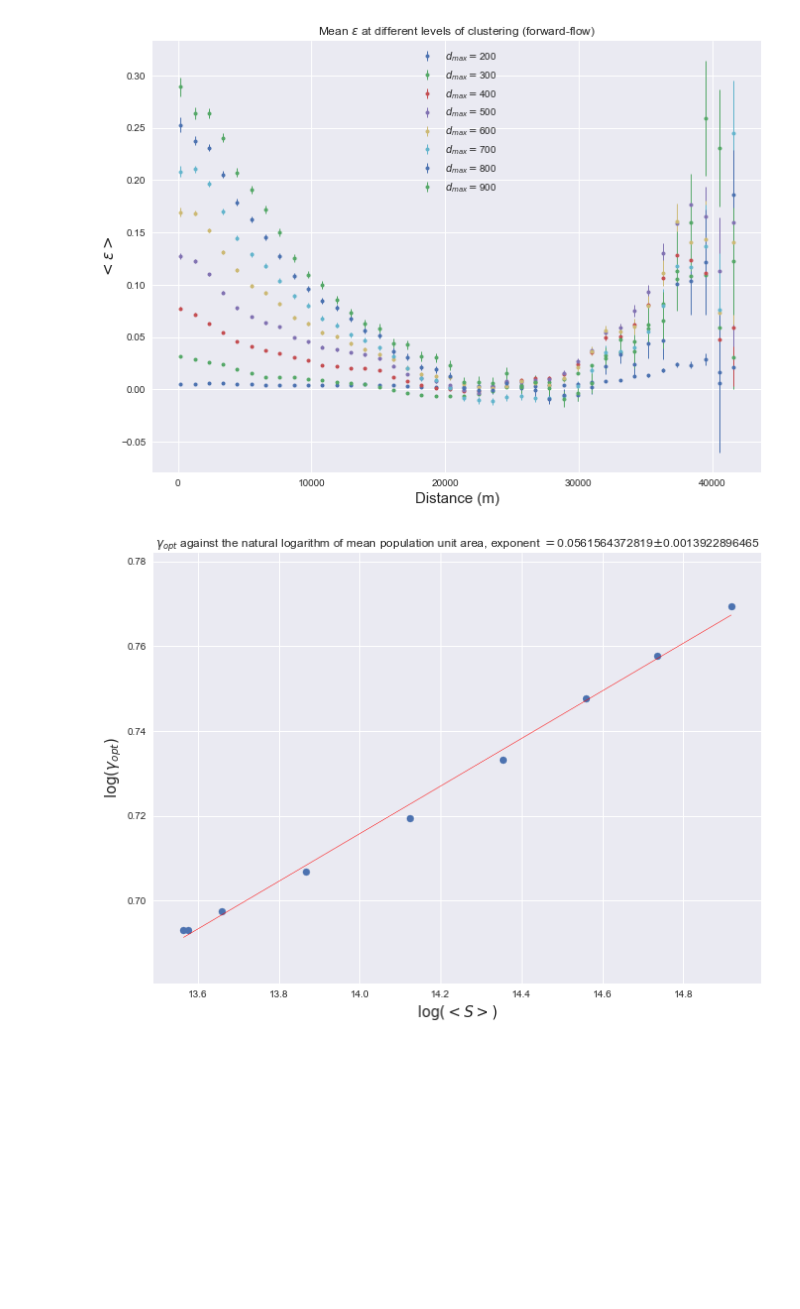
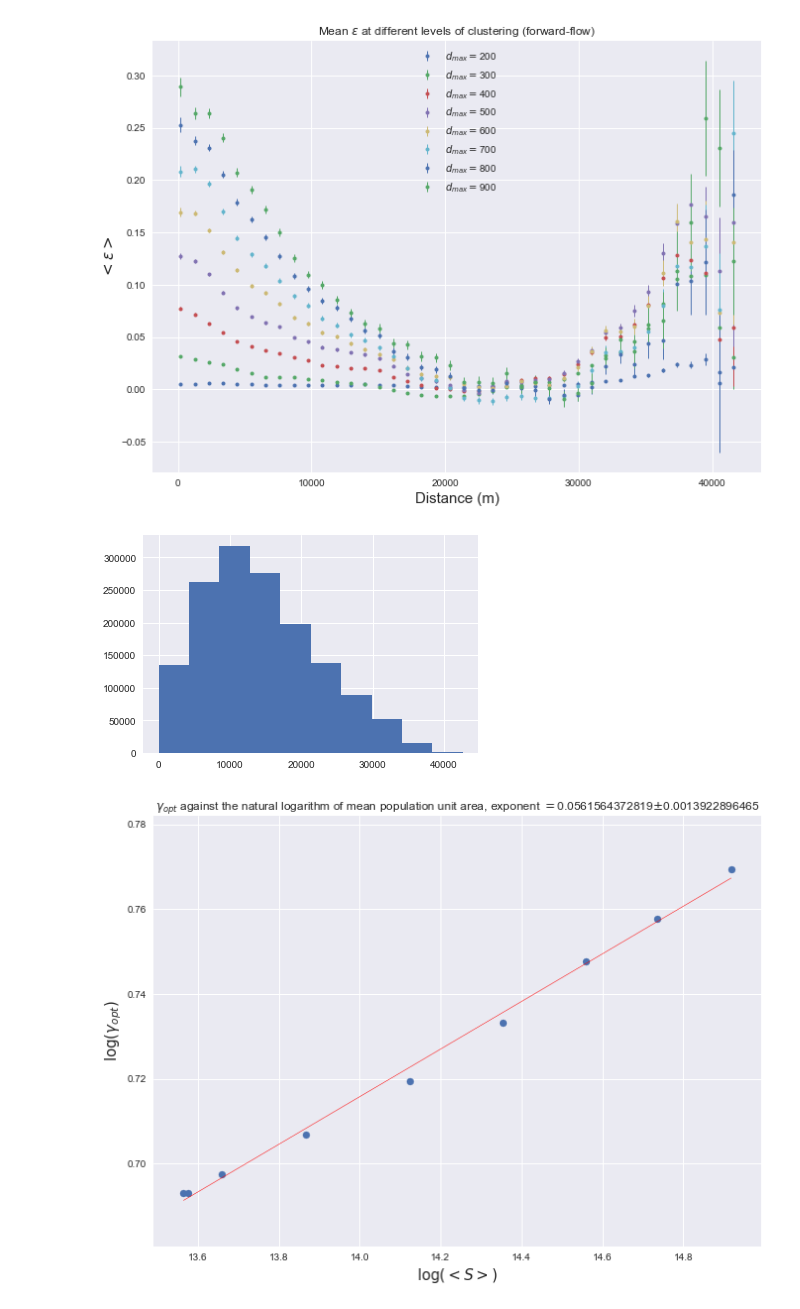
Before and after one commit to jbremz/human_mob, a Jupyter notebook: Notebooks/Ilaria's Log/Week 15.ipynb, the cells around one changed output. Saved outputs shown, nothing was run; the diff lists cells and outputs as text; code cells hidden in the pictures; blank space fills up the shorter version.

```diff
--- a/Notebooks/Ilaria's Log/Week 15.ipynb
+++ b/Notebooks/Ilaria's Log/Week 15.ipynb
@@ -133,6 +134,14 @@ eps_distance_hier(epsilons_lon, DMList, d_maxs_lon, 40)
 plt.show()
 # %% [output]
 [figure]
+# %%
+DMList = [h_lon.DM_level(1), h_lon.DM_level(2), h_lon.DM_level(3), h_lon.DM_level(4), h_lon.DM_level(5), h_lon.DM_level(6), h_lon.DM_level(7), h_lon.DM_level(8)]
+lev = DMList[0].flatten()
+lev
+plt.hist(lev)
+plt.show()
+# %% [output]
+[figure, added]
 # %%
 gamma_S(h_lon, gamma_0, gammas_lon[1:])
 # %% [output]
```
Also changed, not shown: parts of 3 cells of this notebook, 2 other files.
